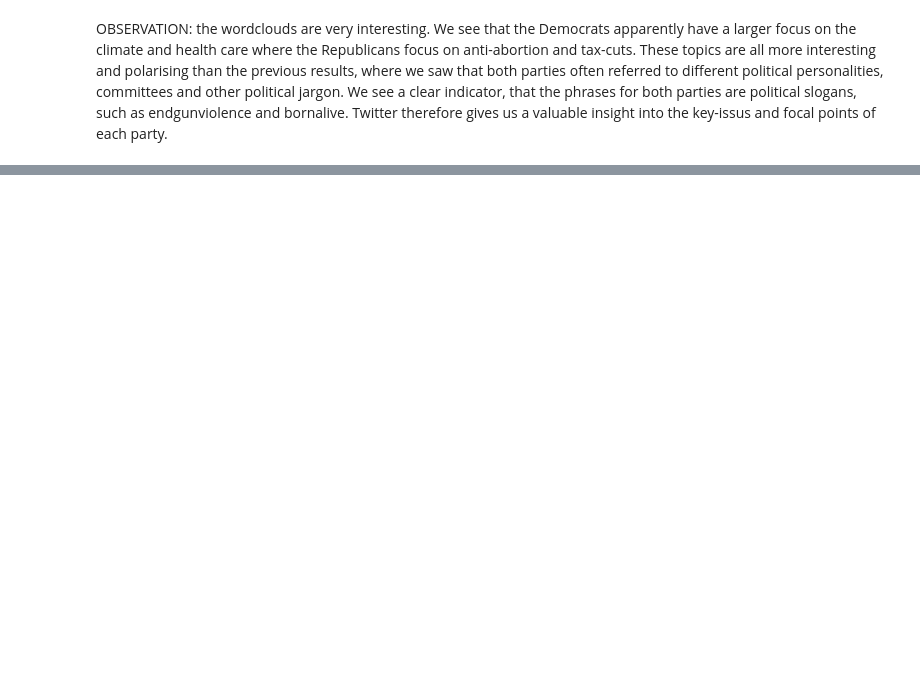
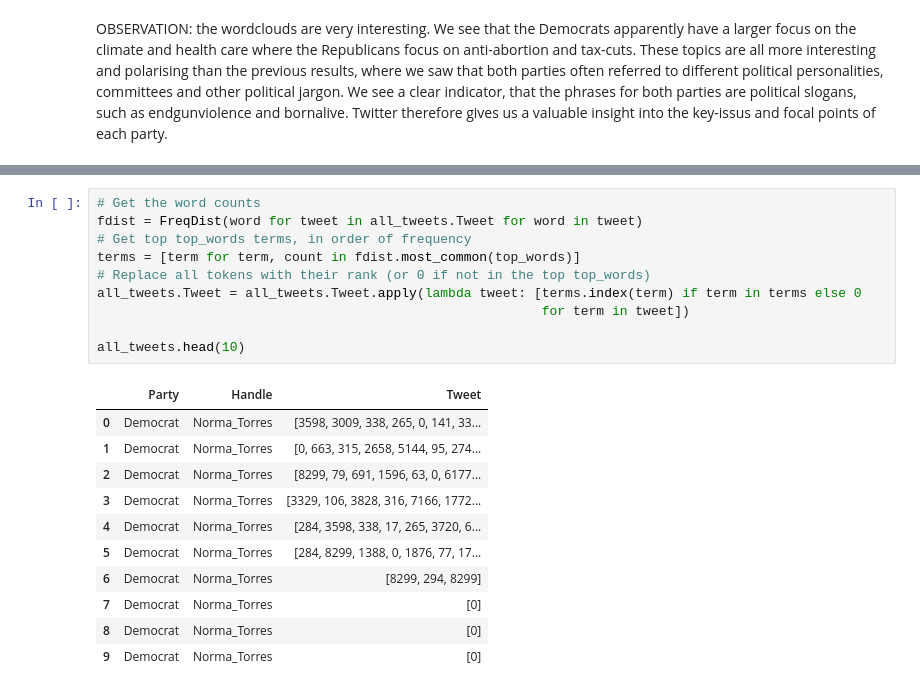
Before and after one commit to oriolborrellroig/ADM-Deliveries, a Jupyter notebook: ThirdDelivery/Project.ipynb, the cells around one changed output, grey strips where cells are left out. Drawn from its saved outputs; the diff is of its cells as text; blank space fills up the shorter version.

```diff
--- a/ThirdDelivery/Project.ipynb
+++ b/ThirdDelivery/Project.ipynb
@@ -237,0 +332,22 @@ OBSERVATION: the wordclouds are very interesting. We see that the Democrats appa
+# %%
+# Get the word counts
+fdist = FreqDist(word for tweet in all_tweets.Tweet for word in tweet)
+# Get top top_words terms, in order of frequency
+terms = [term for term, count in fdist.most_common(top_words)]
+# Replace all tokens with their rank (or 0 if not in the top top_words)
+all_tweets.Tweet = all_tweets.Tweet.apply(lambda tweet: [terms.index(term) if term in terms else 0
+                                                         for term in tweet])
+
+all_tweets.head(10)
+# %% [output]
+|  | Party | Handle | Tweet |
+| 0 | Democrat | Norma_Torres | [3598, 3009, 338, 265, 0, 141, 33... |
+| 1 | Democrat | Norma_Torres | [0, 663, 315, 2658, 5144, 95, 274... |
+| 2 | Democrat | Norma_Torres | [8299, 79, 691, 1596, 63, 0, 6177... |
+| 3 | Democrat | Norma_Torres | [3329, 106, 3828, 316, 7166, 1772... |
+| 4 | Democrat | Norma_Torres | [284, 3598, 338, 17, 265, 3720, 6... |
+| 5 | Democrat | Norma_Torres | [284, 8299, 1388, 0, 1876, 77, 17... |
+| 6 | Democrat | Norma_Torres | [8299, 294, 8299] |
+| 7 | Democrat | Norma_Torres | [0] |
+| 8 | Democrat | Norma_Torres | [0] |
+| 9 | Democrat | Norma_Torres | [0] |
```
Also changed, not shown: parts of 15 cells of this notebook, 1 other file.
